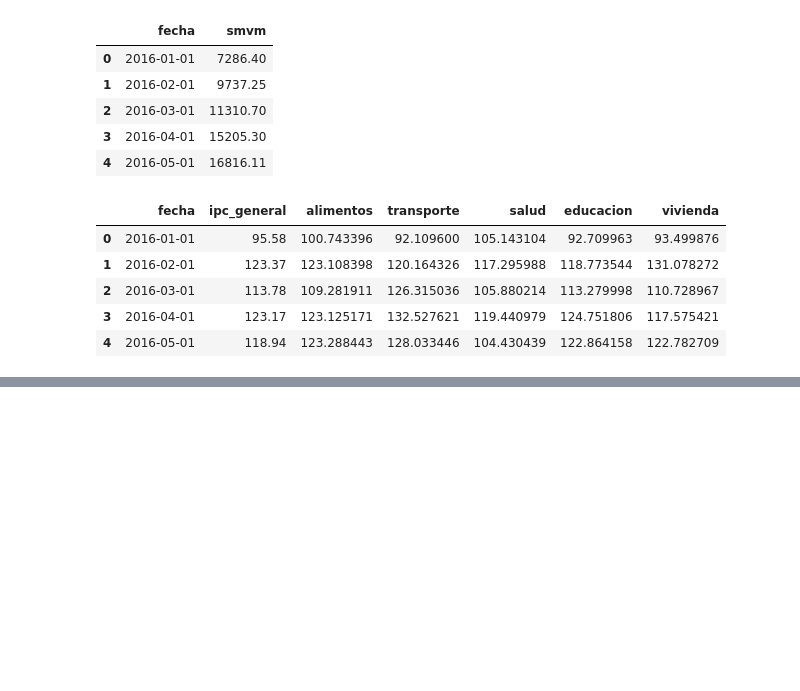
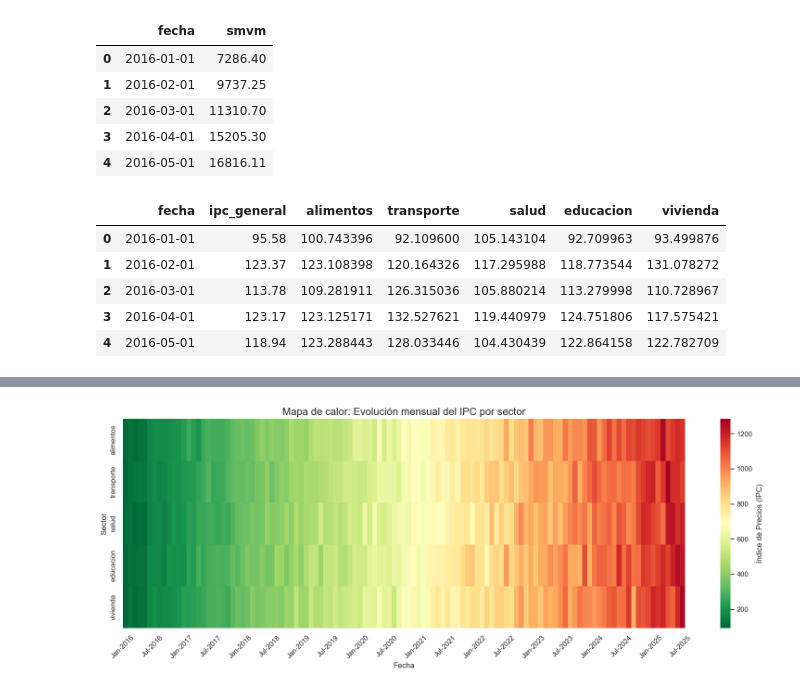
Before and after one commit to FedeCtr/inflacion-canasta-arg, a Jupyter notebook: notebooks/analisis_inflacion_canasta.ipynb, the cells around one changed output, grey strips where cells are left out. Cells and saved outputs as stored; diff of their text form; code cells hidden in the pictures; blank space fills up the shorter version.

```diff
--- a/notebooks/analisis_inflacion_canasta.ipynb
+++ b/notebooks/analisis_inflacion_canasta.ipynb
@@ -81,0 +120,18 @@ plt.show()
+# %%
+import matplotlib.dates as mdates
+
+plt.figure(figsize=(16, 6))
+sns.heatmap(df_sectores, cmap='RdYlGn_r', cbar_kws={'label': 'Índice de Precios (IPC)'})
+
+plt.title('Mapa de calor: Evolución mensual del IPC por sector', fontsize=16)
+plt.xlabel('Fecha')
+plt.ylabel('Sector')
+
+# Formatear fechas en el eje X
+xticks = df_sectores.columns[::6]  # Cada 6 meses aprox
+plt.xticks(ticks=range(0, len(df_sectores.columns), 6), labels=[f.strftime('%b-%Y') for f in xticks], rotation=45)
+
+plt.tight_layout()
+plt.show()
+# %% [output]
+[figure, added]
```
Also changed, not shown: parts of 13 cells of this notebook.
